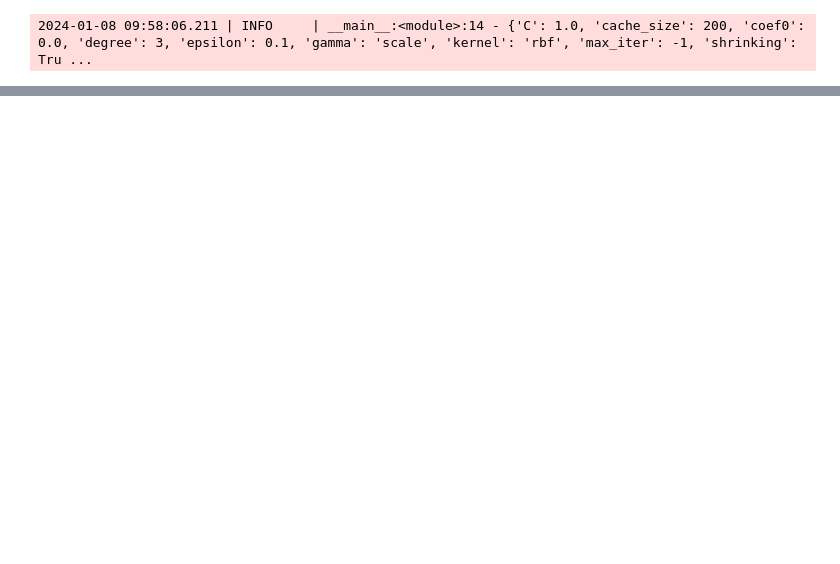
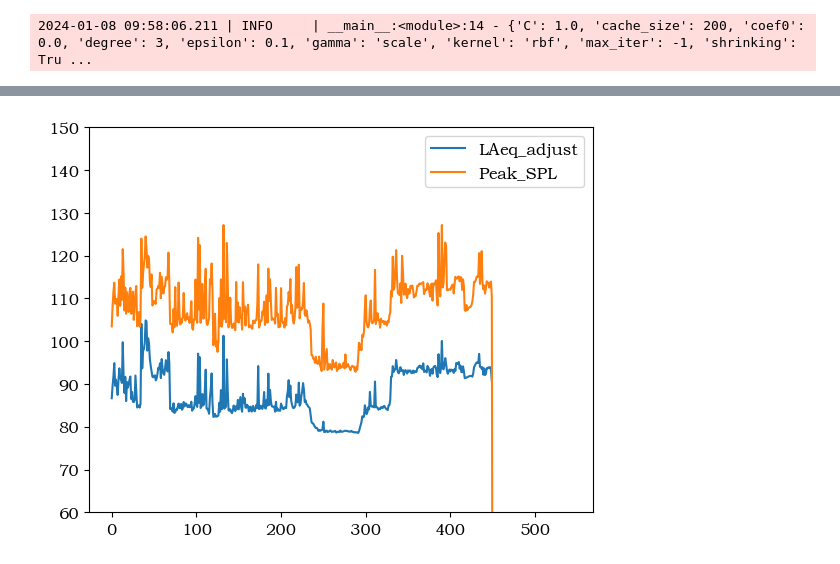
Before and after one commit to LewisBase/occupational_health_system_v2, a Jupyter notebook: examples/F_weighting_studying-12_29/data_analysis.ipynb, the cells around one changed output, grey strips where cells are left out. Cells and saved outputs as stored; diff of their text form; code cells hidden in the pictures; blank space fills up the shorter version.

```diff
--- a/examples/F_weighting_studying-12_29/data_analysis.ipynb
+++ b/examples/F_weighting_studying-12_29/data_analysis.ipynb
@@ -848,0 +721,12 @@ model, MAE, importances_res = get_importance_from_regressor(
+# %%
+fig, ax = plt.subplots(1, figsize=(6.5, 5))
+i = random.randint(0, len(SPL_dBAs)-1)
+logger.info(f"Index: {i}")
+ax.plot(LAeq_adjusts[i], label="LAeq_adjust")
+ax.plot(Peak_SPL_dBs[i], label="Peak_SPL")
+ax2 = ax.twinx
+ax.set_ylim([60,150])
+plt.legend(loc="best")
+plt.show()
+plt.close(fig=fig)
+# %% [output]
@@ -848,0 +734 @@ model, MAE, importances_res = get_importance_from_regressor(
+[figure, added]
```
Also changed, not shown: parts of 33 cells of this notebook, 4 other files.
